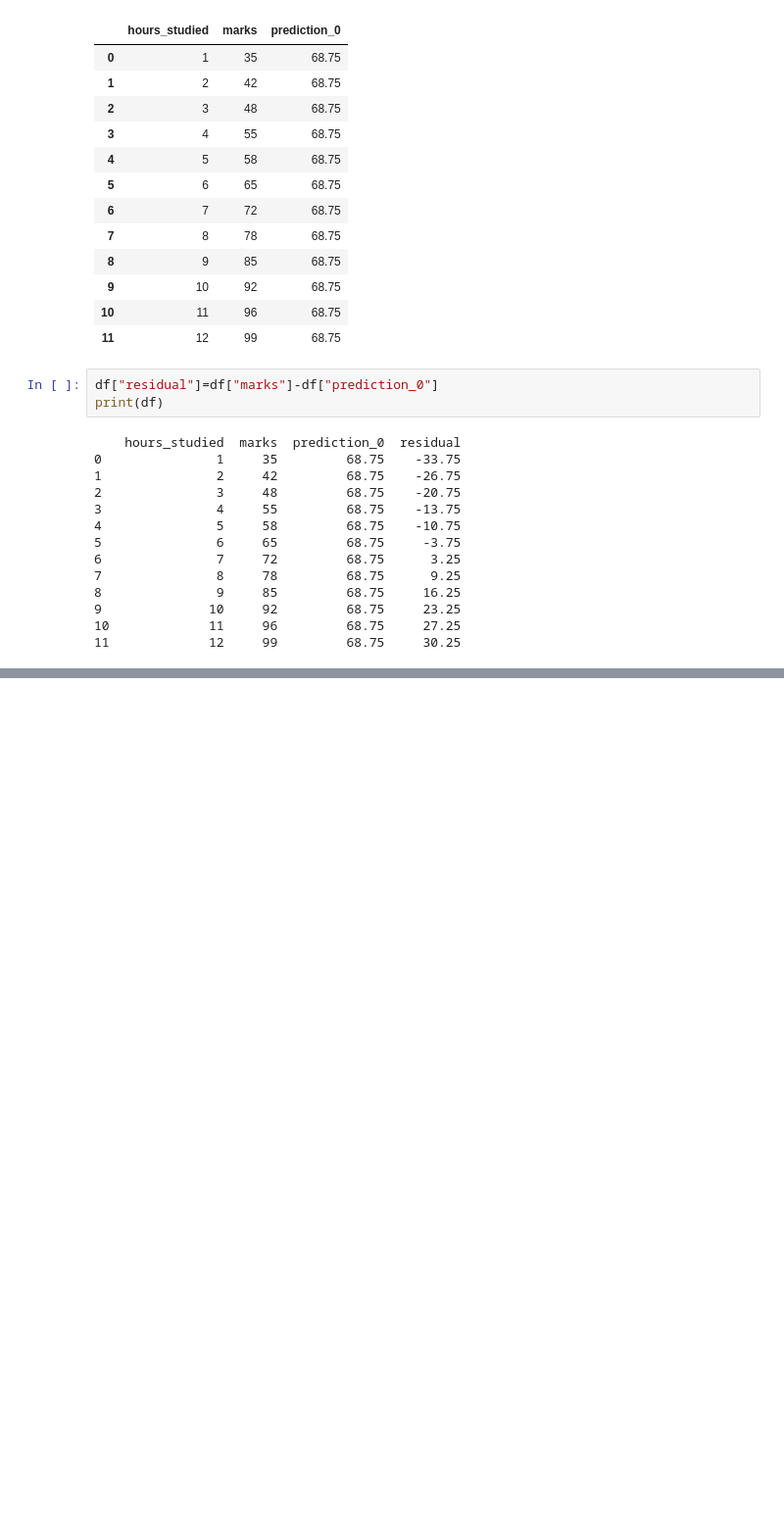
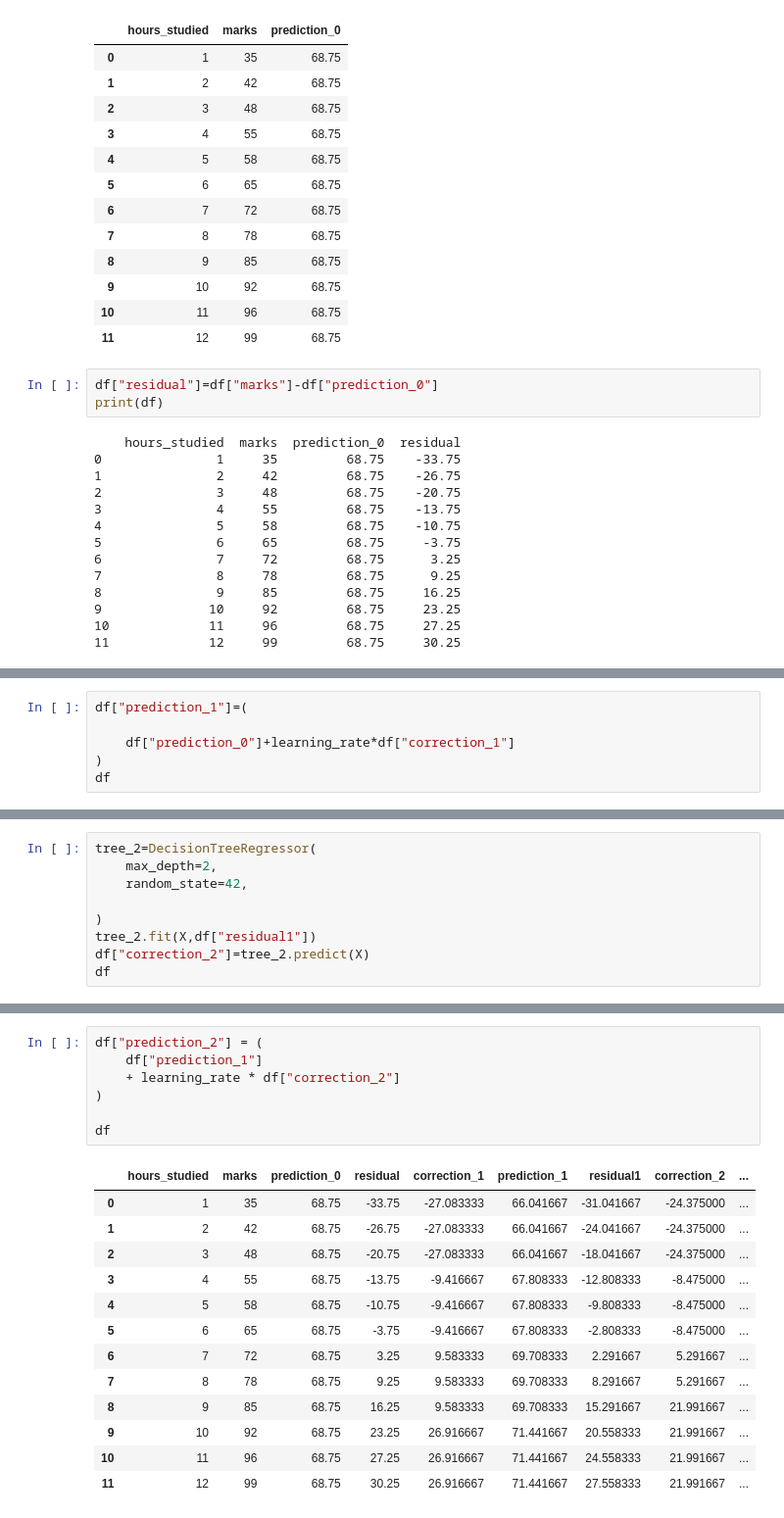
Before and after one commit to MUHAMMADZARYABKHAN-21/new.py, a Jupyter notebook: SCIKIT/LESSON18GRADIENTBOOSTING.ipynb, the cells around one changed output, grey strips where cells are left out. Shown at 98% size. Saved outputs shown, nothing was run; the diff lists cells and outputs as text; blank space fills up the shorter version.

```diff
--- a/SCIKIT/LESSON18GRADIENTBOOSTING.ipynb
+++ b/SCIKIT/LESSON18GRADIENTBOOSTING.ipynb
@@ -61,0 +99,6 @@ print(df)
+# %%
+df["prediction_1"]=(
+
+    df["prediction_0"]+learning_rate*df["correction_1"]
+)
+df
@@ -61,0 +136,9 @@ print(df)
+# %%
+tree_2=DecisionTreeRegressor(
+    max_depth=2,
+    random_state=42,
+
+)
+tree_2.fit(X,df["residual1"])
+df["correction_2"]=tree_2.predict(X)
+df
@@ -61,0 +159,21 @@ print(df)
+# %%
+df["prediction_2"] = (
+    df["prediction_1"]
+    + learning_rate * df["correction_2"]
+)
+
+df
+# %% [output]
+|  | hours_studied | marks | prediction_0 | residual | correction_1 | prediction_1 | residual1 | correction_2 | ... |
+| 0 | 1 | 35 | 68.75 | -33.75 | -27.083333 | 66.041667 | -31.041667 | -24.375000 | ... |
+| 1 | 2 | 42 | 68.75 | -26.75 | -27.083333 | 66.041667 | -24.041667 | -24.375000 | ... |
+| 2 | 3 | 48 | 68.75 | -20.75 | -27.083333 | 66.041667 | -18.041667 | -24.375000 | ... |
+| 3 | 4 | 55 | 68.75 | -13.75 | -9.416667 | 67.808333 | -12.808333 | -8.475000 | ... |
+| 4 | 5 | 58 | 68.75 | -10.75 | -9.416667 | 67.808333 | -9.808333 | -8.475000 | ... |
+| 5 | 6 | 65 | 68.75 | -3.75 | -9.416667 | 67.808333 | -2.808333 | -8.475000 | ... |
+| 6 | 7 | 72 | 68.75 | 3.25 | 9.583333 | 69.708333 | 2.291667 | 5.291667 | ... |
+| 7 | 8 | 78 | 68.75 | 9.25 | 9.583333 | 69.708333 | 8.291667 | 5.291667 | ... |
+| 8 | 9 | 85 | 68.75 | 16.25 | 9.583333 | 69.708333 | 15.291667 | 21.991667 | ... |
+| 9 | 10 | 92 | 68.75 | 23.25 | 26.916667 | 71.441667 | 20.558333 | 21.991667 | ... |
+| 10 | 11 | 96 | 68.75 | 27.25 | 26.916667 | 71.441667 | 24.558333 | 21.991667 | ... |
+| 11 | 12 | 99 | 68.75 | 30.25 | 26.916667 | 71.441667 | 27.558333 | 21.991667 | ... |
```
Also changed, not shown: parts of 14 cells of this notebook.
